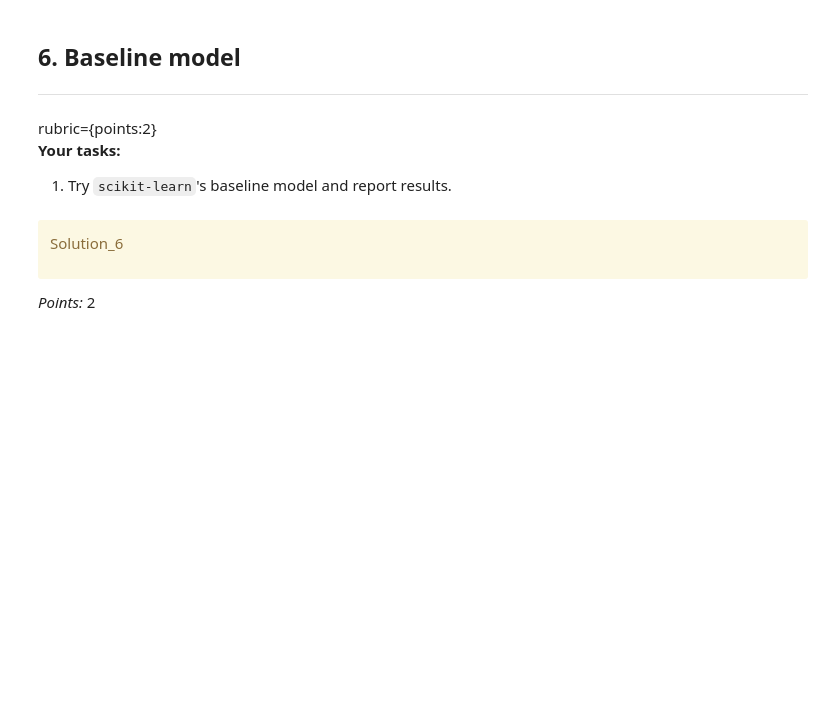
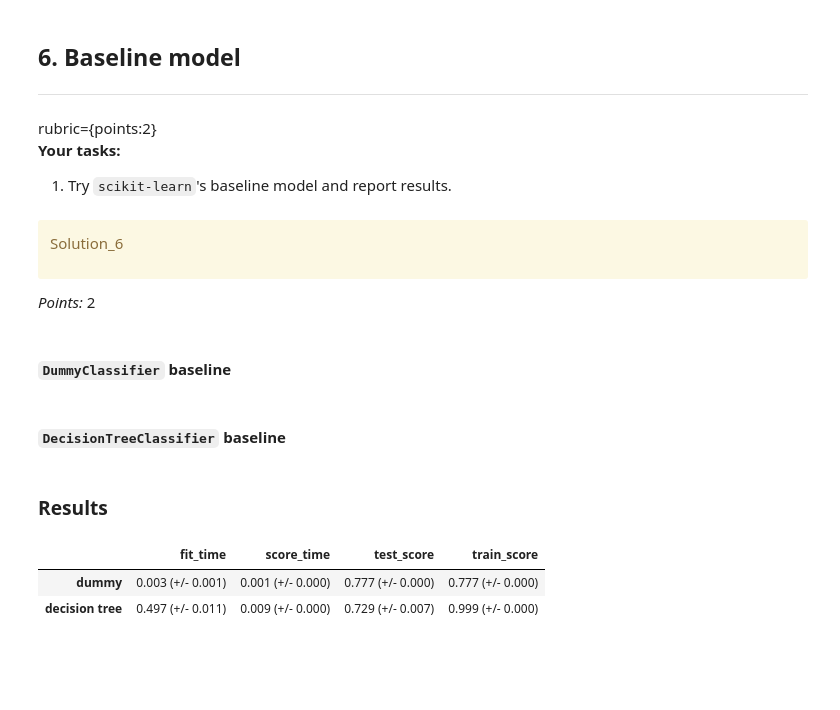
Before and after one commit to krish-arora-88/Credit-Card-Payment-Default-Prediction-Model, a Jupyter notebook: hw5.ipynb, the cells around one changed output. Saved outputs shown, nothing was run; the diff lists cells and outputs as text; code cells hidden in the pictures; blank space fills up the shorter version.

```diff
--- a/hw5.ipynb
+++ b/hw5.ipynb
@@ -402,3 +603,27 @@ _Points:_ 2
+# %%
+base_results = {}
+# %% [markdown]
+#### **`DummyClassifier`** baseline
+# %%
+dummy = DummyClassifier() #most_frequent
+base_results["dummy"] = mean_std_cross_val_scores(
+    dummy, X_train, y_train, return_train_score=True, scoring=scoring_metric
+)
+# %% [markdown]
+#### **`DecisionTreeClassifier`** baseline
+# %%
+pipe_dt = make_pipeline(preprocessor, DecisionTreeClassifier(random_state=123))
+base_results["decision tree"] = mean_std_cross_val_scores(
+    pipe_dt, X_train, y_train, return_train_score=True, scoring=scoring_metric
+)
+# %% [markdown]
+### **Results**
+# %%
+pd.DataFrame(base_results).T
+# %% [output]
+|  | fit_time | score_time | test_score | train_score |
+| dummy | 0.003 (+/- 0.001) | 0.001 (+/- 0.000) | 0.777 (+/- 0.000) | 0.777 (+/- 0.000) |
+| decision tree | 0.497 (+/- 0.011) | 0.009 (+/- 0.000) | 0.729 (+/- 0.007) | 0.999 (+/- 0.000) |
 # %% [markdown]
 <!-- END QUESTION -->
 
```
Also changed, not shown: parts of 48 cells of this notebook, 1 other file.
